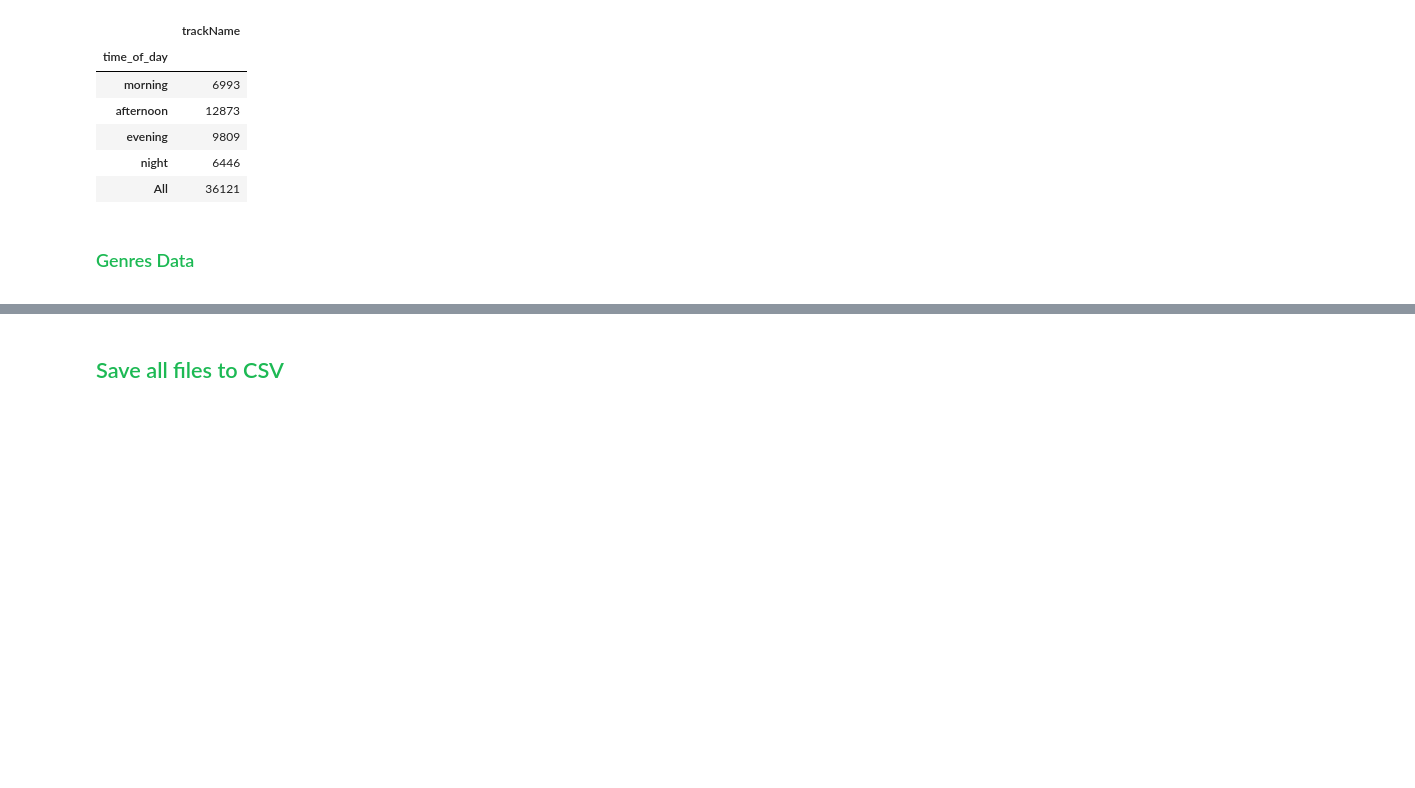
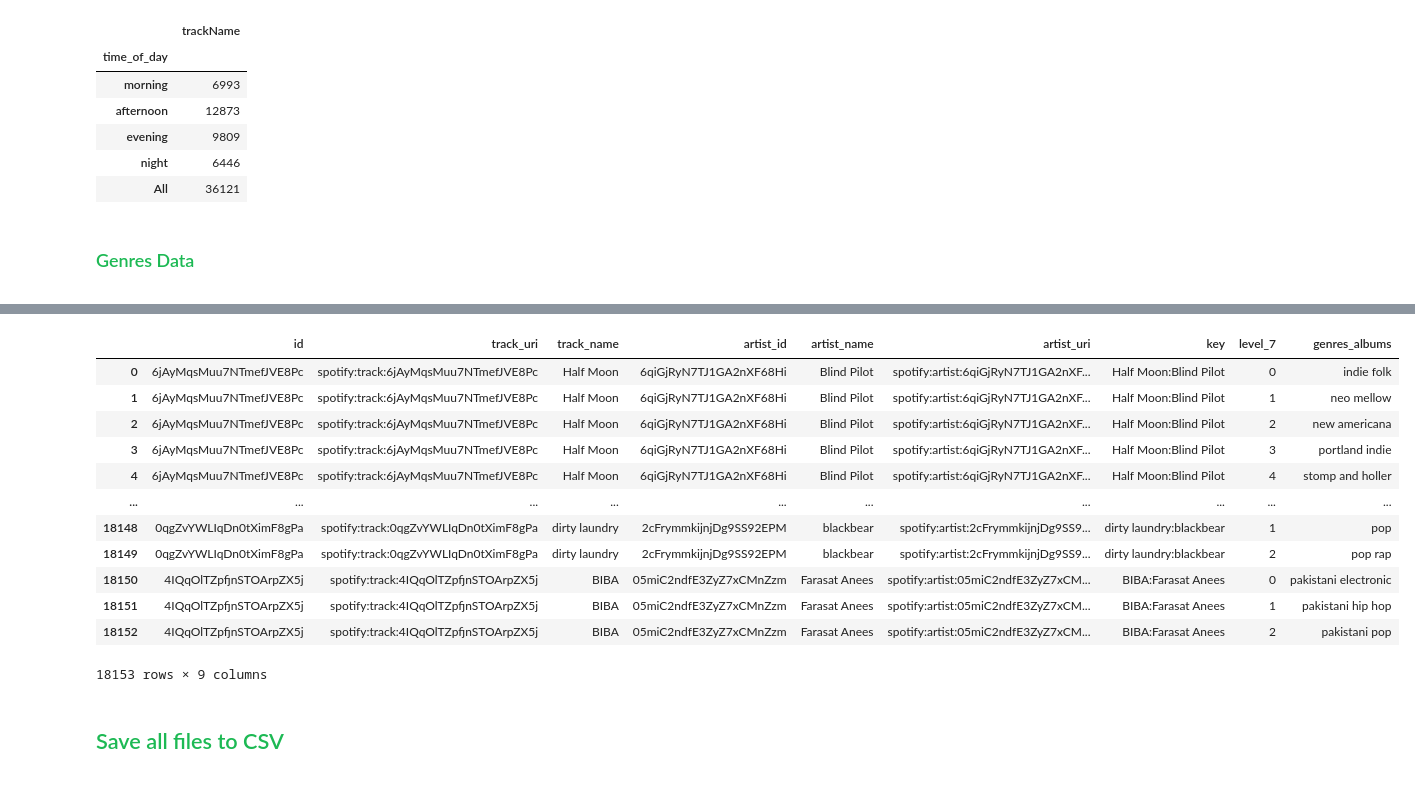
Before and after one commit to AbdulRauf96/Spotify_Project, a Jupyter notebook: Spotify_Data_Processing.ipynb, the cells around one changed output, grey strips where cells are left out. Cells and saved outputs as stored; diff of their text form; code cells hidden in the pictures; blank space fills up the shorter version.

```diff
--- a/Spotify_Data.ipynb
+++ b/Spotify_Data_Processing.ipynb
@@ -990,0 +1001,5 @@ pd.pivot_table(streaming_data, index='time_of_day', values='trackName', aggfunc=
+# %%
+# expand the genres column to get the genres for each track
+# we replace '[]' with genre not available to make sure we have all the rows
+genres['genres_albums'] = genres['genres_albums'].swifter.apply(lambda x: x.replace('[]', 'genre not available'))
+genres[genres['genres_albums'] == 'genre not available'].count()
@@ -991,3 +1016,22 @@ pd.pivot_table(streaming_data, index='time_of_day', values='trackName', aggfunc=
+# %%
+# Now we'll split the genres column into multiple rows
+genres_expanded = genres.set_index(genres.columns.drop('genres_albums',1).tolist()).genres_albums.str.split(',', expand=True).stack().reset_index().rename(columns={0:'genres_albums'})
+genres_expanded['genres_albums'] = genres_expanded['genres_albums'].str.replace('[','').str.replace(']','').str.replace('\'','').str.strip()
+genres_expanded
+# %% [output]
+|  | id | track_uri | track_name | artist_id | artist_name | artist_uri | key | level_7 | genres_albums |
+| 0 | 6jAyMqsMuu7NTmefJVE8Pc | spotify:track:6jAyMqsMuu7NTmefJVE8Pc | Half Moon | 6qiGjRyN7TJ1GA2nXF68Hi | Blind Pilot | spotify:artist:6qiGjRyN7TJ1GA2nXF... | Half Moon:Blind Pilot | 0 | indie folk |
+| 1 | 6jAyMqsMuu7NTmefJVE8Pc | spotify:track:6jAyMqsMuu7NTmefJVE8Pc | Half Moon | 6qiGjRyN7TJ1GA2nXF68Hi | Blind Pilot | spotify:artist:6qiGjRyN7TJ1GA2nXF... | Half Moon:Blind Pilot | 1 | neo mellow |
+| 2 | 6jAyMqsMuu7NTmefJVE8Pc | spotify:track:6jAyMqsMuu7NTmefJVE8Pc | Half Moon | 6qiGjRyN7TJ1GA2nXF68Hi | Blind Pilot | spotify:artist:6qiGjRyN7TJ1GA2nXF... | Half Moon:Blind Pilot | 2 | new americana |
+| 3 | 6jAyMqsMuu7NTmefJVE8Pc | spotify:track:6jAyMqsMuu7NTmefJVE8Pc | Half Moon | 6qiGjRyN7TJ1GA2nXF68Hi | Blind Pilot | spotify:artist:6qiGjRyN7TJ1GA2nXF... | Half Moon:Blind Pilot | 3 | portland indie |
+| 4 | 6jAyMqsMuu7NTmefJVE8Pc | spotify:track:6jAyMqsMuu7NTmefJVE8Pc | Half Moon | 6qiGjRyN7TJ1GA2nXF68Hi | Blind Pilot | spotify:artist:6qiGjRyN7TJ1GA2nXF... | Half Moon:Blind Pilot | 4 | stomp and holler |
+| ... | ... | ... | ... | ... | ... | ... | ... | ... | ... |
+| 18148 | 0qgZvYWLIqDn0tXimF8gPa | spotify:track:0qgZvYWLIqDn0tXimF8gPa | dirty laundry | 2cFrymmkijnjDg9SS92EPM | blackbear | spotify:artist:2cFrymmkijnjDg9SS9... | dirty laundry:blackbear | 1 | pop |
+| 18149 | 0qgZvYWLIqDn0tXimF8gPa | spotify:track:0qgZvYWLIqDn0tXimF8gPa | dirty laundry | 2cFrymmkijnjDg9SS92EPM | blackbear | spotify:artist:2cFrymmkijnjDg9SS9... | dirty laundry:blackbear | 2 | pop rap |
+| 18150 | 4IQqOlTZpfjnSTOArpZX5j | spotify:track:4IQqOlTZpfjnSTOArpZX5j | BIBA | 05miC2ndfE3ZyZ7xCMnZzm | Farasat Anees | spotify:artist:05miC2ndfE3ZyZ7xCM... | BIBA:Farasat Anees | 0 | pakistani electronic |
+| 18151 | 4IQqOlTZpfjnSTOArpZX5j | spotify:track:4IQqOlTZpfjnSTOArpZX5j | BIBA | 05miC2ndfE3ZyZ7xCMnZzm | Farasat Anees | spotify:artist:05miC2ndfE3ZyZ7xCM... | BIBA:Farasat Anees | 1 | pakistani hip hop |
+| 18152 | 4IQqOlTZpfjnSTOArpZX5j | spotify:track:4IQqOlTZpfjnSTOArpZX5j | BIBA | 05miC2ndfE3ZyZ7xCMnZzm | Farasat Anees | spotify:artist:05miC2ndfE3ZyZ7xCM... | BIBA:Farasat Anees | 2 | pakistani pop |
+18153 rows × 9 columns
 # %% [markdown]
 <font color="#1DB954">
 
```
Also changed, not shown: parts of 4 cells of this notebook, 1 other file.
